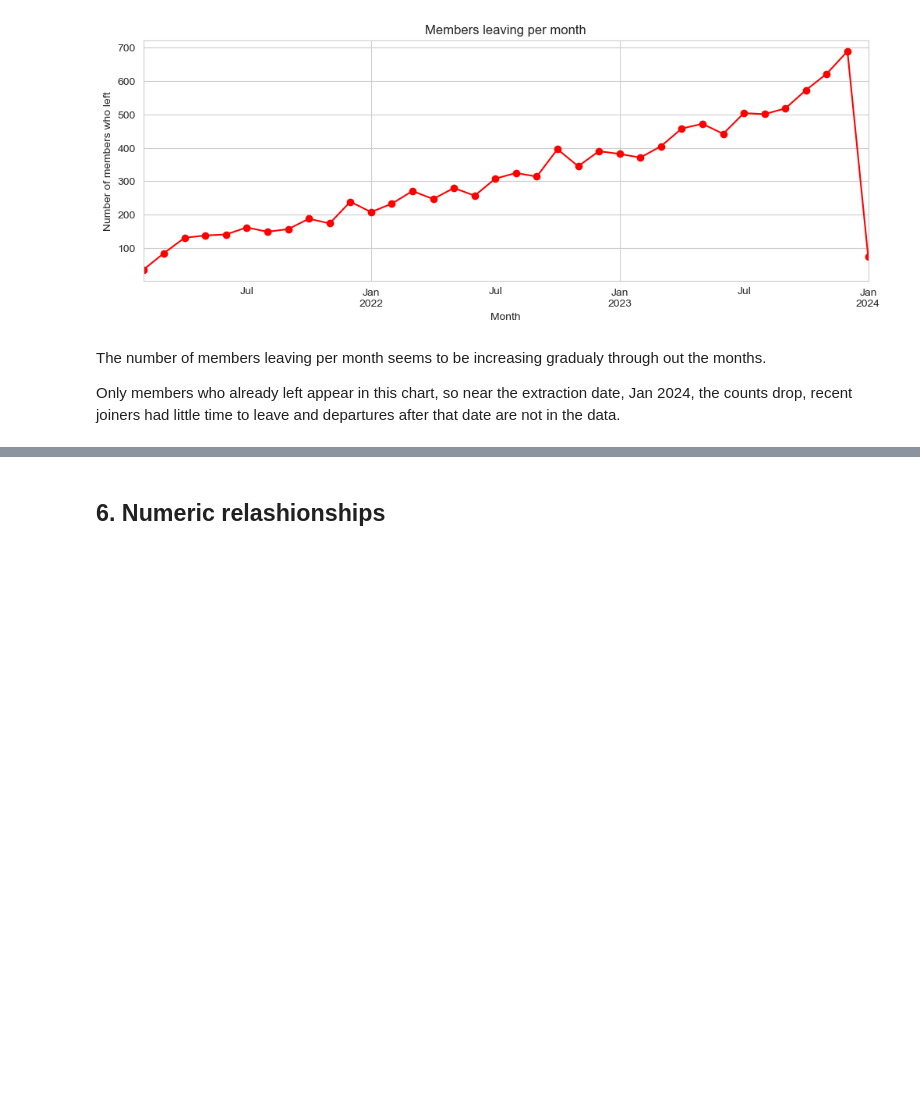
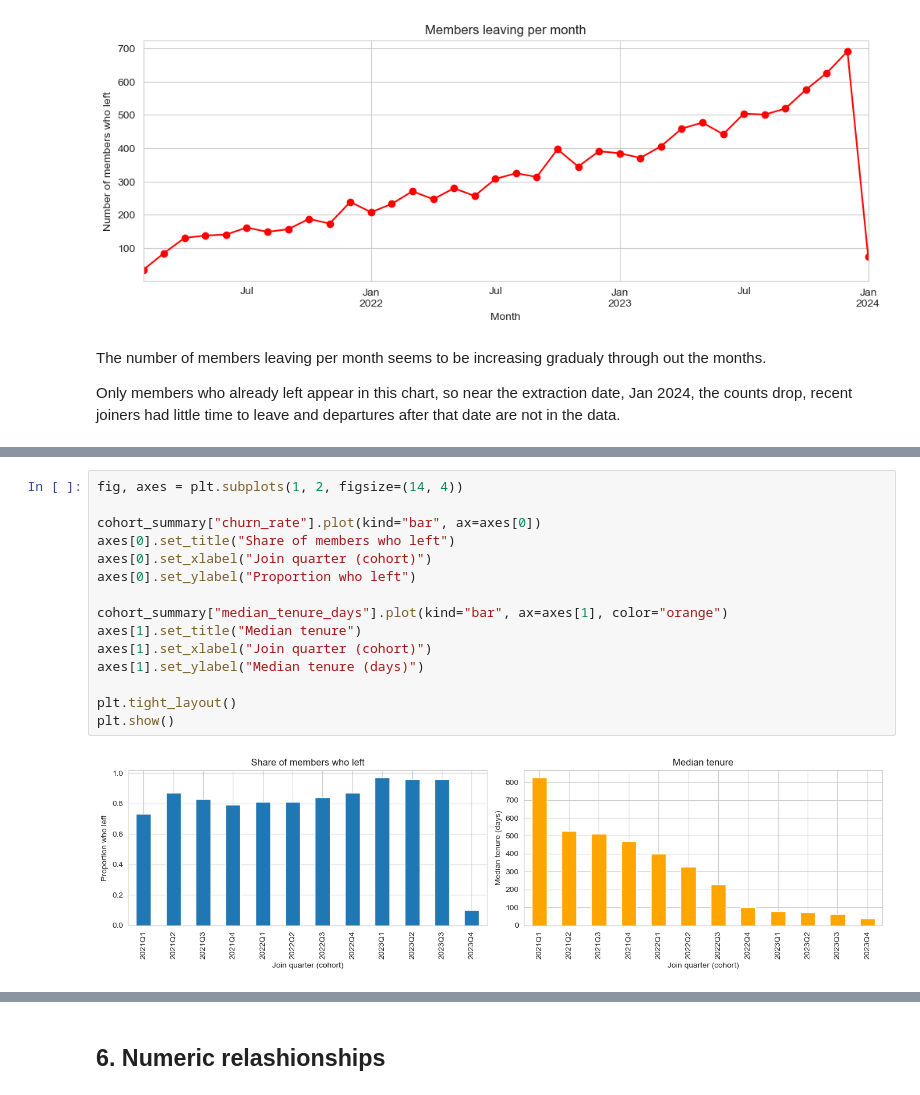
Before and after one commit to matirribeiro/DM_Group27, a Jupyter notebook: notebooks/drafts/eda_maria.ipynb, the cells around one changed output, grey strips where cells are left out. Cells and saved outputs as stored; diff of their text form; blank space fills up the shorter version.

```diff
--- a/notebooks/drafts/eda_maria.ipynb
+++ b/notebooks/drafts/eda_maria.ipynb
@@ -269,0 +357,17 @@ The mean of member tenure is 374 days and theirs a lot od deviation between the
+# %%
+fig, axes = plt.subplots(1, 2, figsize=(14, 4))
+
+cohort_summary["churn_rate"].plot(kind="bar", ax=axes[0])
+axes[0].set_title("Share of members who left")
+axes[0].set_xlabel("Join quarter (cohort)")
+axes[0].set_ylabel("Proportion who left")
+
+cohort_summary["median_tenure_days"].plot(kind="bar", ax=axes[1], color="orange")
+axes[1].set_title("Median tenure")
+axes[1].set_xlabel("Join quarter (cohort)")
+axes[1].set_ylabel("Median tenure (days)")
+
+plt.tight_layout()
+plt.show()
+# %% [output]
+[figure, added]
```
Also changed, not shown: parts of 28 cells of this notebook.
